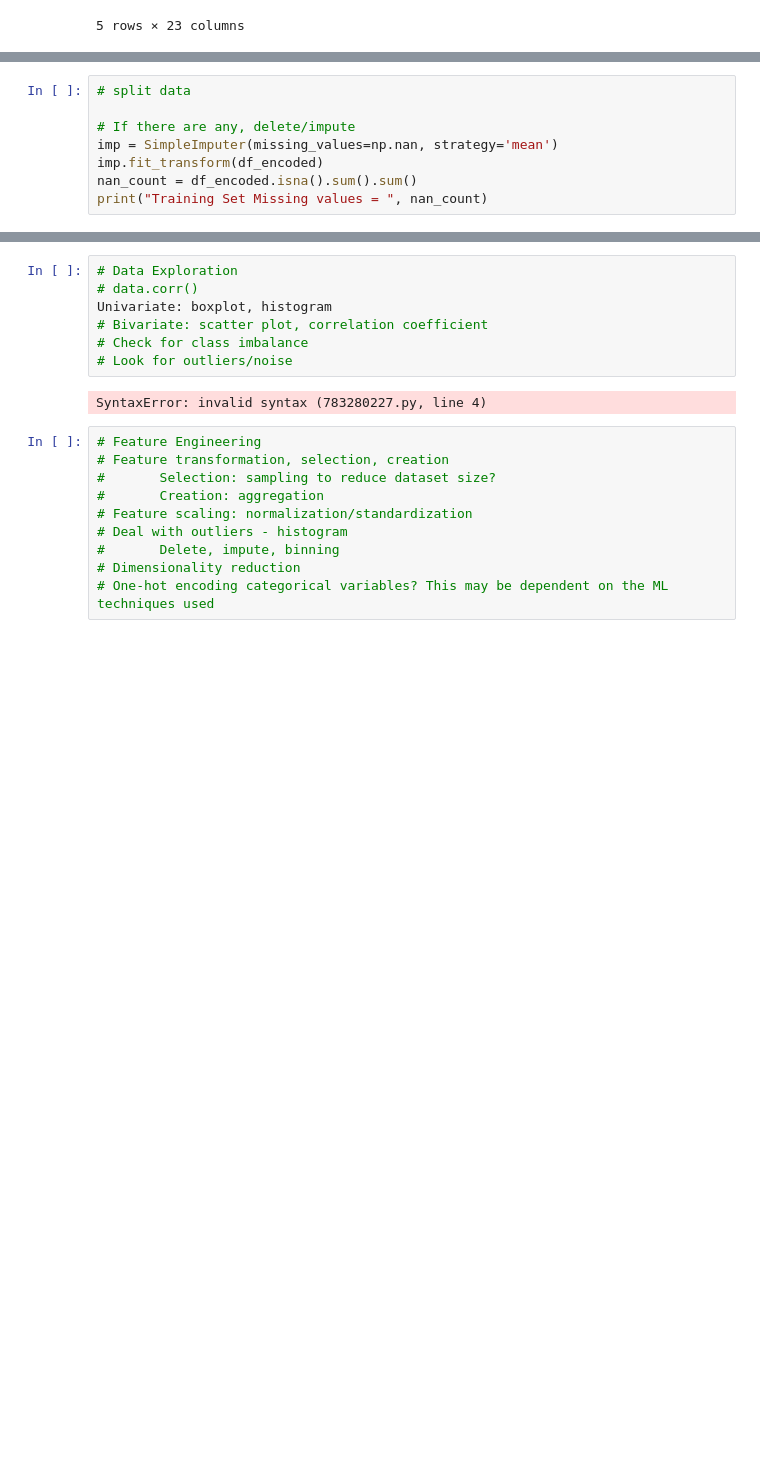
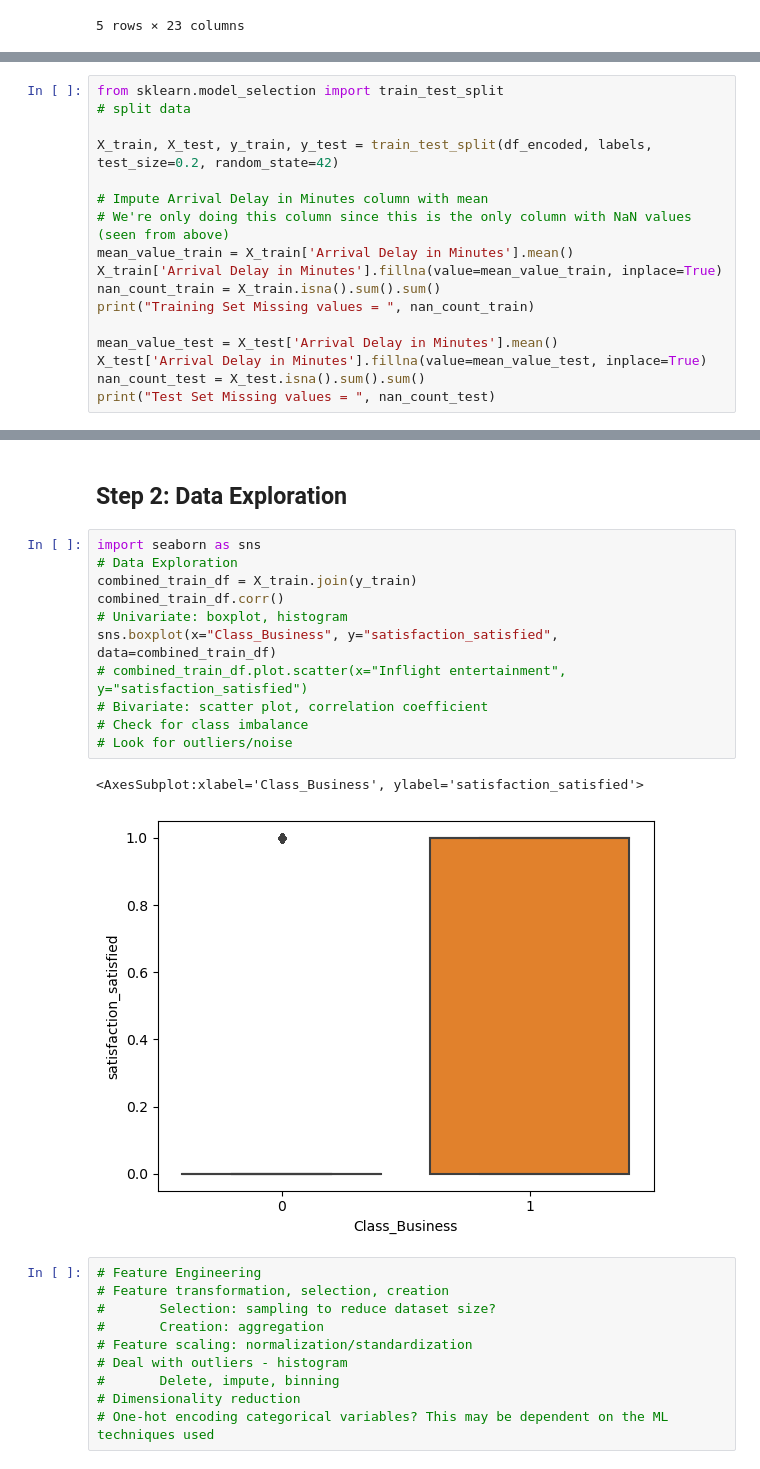
Before and after one commit to katezhang1234/Predict-Airline-Satisfaction, a Jupyter notebook: ML_airline_project.ipynb, the cells around one changed output, grey strips where cells are left out. Saved outputs shown, nothing was run; the diff lists cells and outputs as text; blank space fills up the shorter version.

```diff
--- a/ML_airline_project.ipynb
+++ b/ML_airline_project.ipynb
@@ -120,8 +139,0 @@ NameError: name 'df_encoded' is not defined
-# %%
-# split data
-
-# If there are any, delete/impute
-imp = SimpleImputer(missing_values=np.nan, strategy='mean')
-imp.fit_transform(df_encoded)
-nan_count = df_encoded.isna().sum().sum()
-print("Training Set Missing values = ", nan_count)
@@ -129,0 +142,17 @@ Training Set Missing values =  310
+# %%
+from sklearn.model_selection import train_test_split
+# split data
+
+X_train, X_test, y_train, y_test = train_test_split(df_encoded, labels, test_size=0.2, random_state=42)
+
+# Impute Arrival Delay in Minutes column with mean
+# We're only doing this column since this is the only column with NaN values (seen from above)
+mean_value_train = X_train['Arrival Delay in Minutes'].mean()
+X_train['Arrival Delay in Minutes'].fillna(value=mean_value_train, inplace=True)
+nan_count_train = X_train.isna().sum().sum()
+print("Training Set Missing values = ", nan_count_train)
+
+mean_value_test = X_test['Arrival Delay in Minutes'].mean()
+X_test['Arrival Delay in Minutes'].fillna(value=mean_value_test, inplace=True)
+nan_count_test = X_test.isna().sum().sum()
+print("Test Set Missing values = ", nan_count_test)
@@ -130,12 +162,19 @@ Training Set Missing values =  310
+# %% [markdown]
+<h2>Step 2: Data Exploration</h2>
 # %%
+import seaborn as sns
 # Data Exploration
-# data.corr()
-Univariate: boxplot, histogram
+combined_train_df = X_train.join(y_train)
+combined_train_df.corr()
+# Univariate: boxplot, histogram
+sns.boxplot(x="Class_Business", y="satisfaction_satisfied", data=combined_train_df)
+# combined_train_df.plot.scatter(x="Inflight entertainment", y="satisfaction_satisfied")
 # Bivariate: scatter plot, correlation coefficient
 # Check for class imbalance
 # Look for outliers/noise
 # %% [output]
-SyntaxError: invalid syntax (783280227.py, line 4)
+<AxesSubplot:xlabel='Class_Business', ylabel='satisfaction_satisfied'>
+[figure, added]
 # %%
 # Feature Engineering
 # Feature transformation, selection, creation
```
Also changed, not shown: parts of 9 cells of this notebook.
